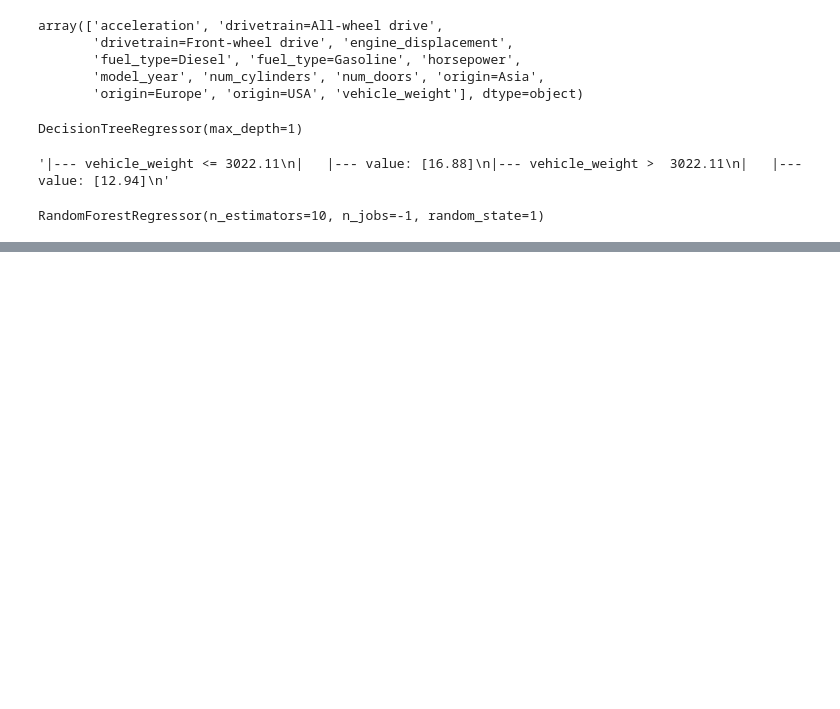
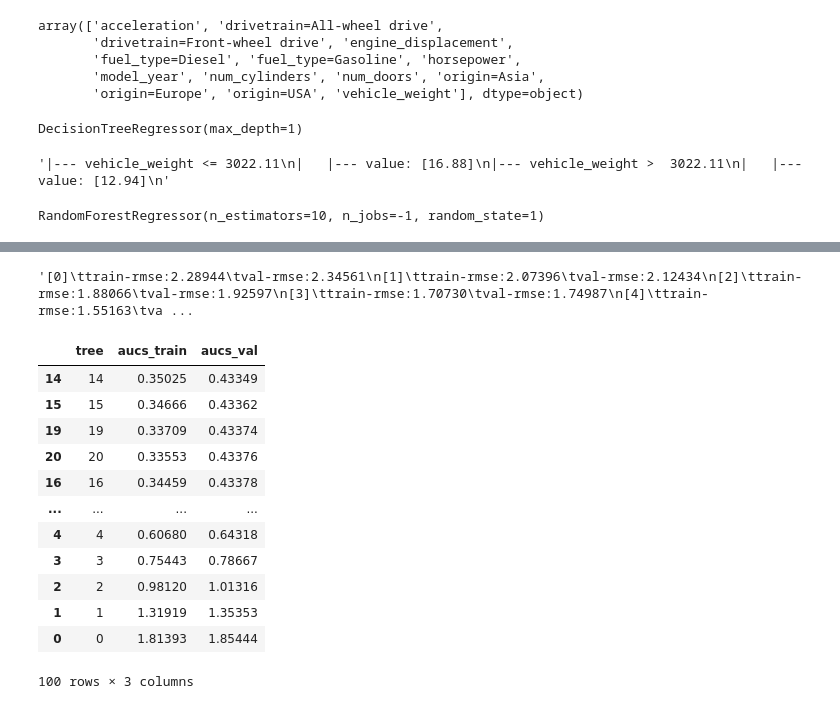
Before and after one commit to yvnyli/ML_Zoomcamp_2025, a Jupyter notebook: HW6.ipynb, the cells around one changed output, grey strips where cells are left out. Saved outputs shown, nothing was run; the diff lists cells and outputs as text; code cells hidden in the pictures; blank space fills up the shorter version.

```diff
--- a/HW6.ipynb
+++ b/HW6.ipynb
@@ -151,0 +280,40 @@ np.float64(0.45957772230927263)
+# %%
+output.stdout
+# %% [output]
+'[0]\ttrain-rmse:2.28944\tval-rmse:2.34561\n[1]\ttrain-rmse:2.07396\tval-rmse:2.12434\n[2]\ttrain-rmse:1.88066\tval-rmse:1.92597\n[3]\ttrain-rmse:1.70730\tval-rmse:1.74987\n[4]\ttrain-rmse:1.55163\tva ...
+# %%
+def parse_xgb_output(output):
+    tree = []
+    aucs_train = []
+    aucs_val = []
+
+    for line in output.stdout.strip().split('\n'):
+        it_line, train_line, val_line = line.split('\t')
+
+        it = int(it_line.strip('[]'))
+        train = float(train_line.split(':')[1])
+        val = float(val_line.split(':')[1])
+
+        tree.append(it)
+        aucs_train.append(train)
+        aucs_val.append(val)
+
+    return tree, aucs_train, aucs_val
+# %%
+tree, aucs_train, aucs_val = parse_xgb_output(output)
+# %%
+pd.DataFrame({'tree':tree,'aucs_train':aucs_train,'aucs_val':aucs_val}).sort_values('aucs_val')
+# %% [output]
+|  | tree | aucs_train | aucs_val |
+| 14 | 14 | 0.35025 | 0.43349 |
+| 15 | 15 | 0.34666 | 0.43362 |
+| 19 | 19 | 0.33709 | 0.43374 |
+| 20 | 20 | 0.33553 | 0.43376 |
+| 16 | 16 | 0.34459 | 0.43378 |
+| ... | ... | ... | ... |
+| 4 | 4 | 0.60680 | 0.64318 |
+| 3 | 3 | 0.75443 | 0.78667 |
+| 2 | 2 | 0.98120 | 1.01316 |
+| 1 | 1 | 1.31919 | 1.35353 |
+| 0 | 0 | 1.81393 | 1.85444 |
+100 rows × 3 columns
```
Also changed, not shown: parts of 20 cells of this notebook.
